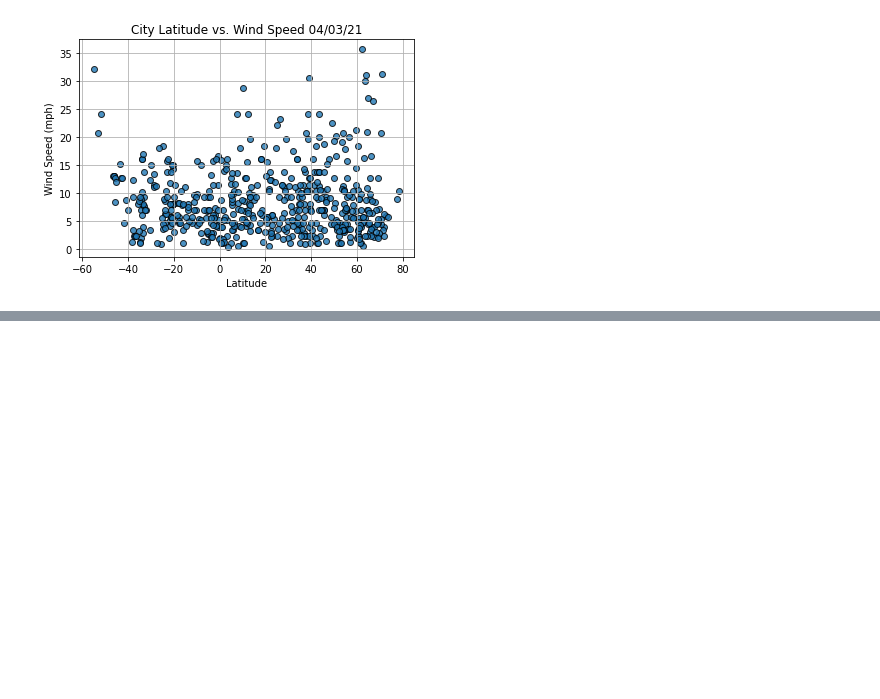
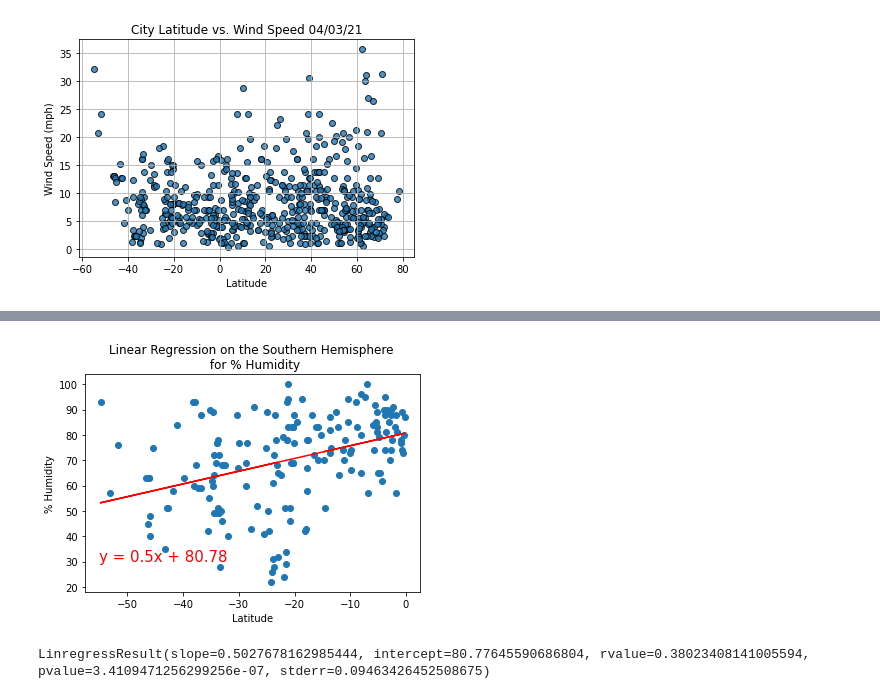
Before and after one commit to NoraYounes/World_Weather_Analysis, a Jupyter notebook: WeatherPy.ipynb, the cells around one changed output, grey strips where cells are left out. Saved outputs shown, nothing was run; the diff lists cells and outputs as text; code cells hidden in the pictures; blank space fills up the shorter version.

```diff
--- a/WeatherPy.ipynb
+++ b/WeatherPy.ipynb
@@ -268,0 +353,14 @@ plt.show()
+# %%
+# Humidity
+# Linear regression on the Southern Hemisphere
+x_values = southern_hemi_df["Lat"]
+y_values = southern_hemi_df["Humidity"]
+# Call the function.
+plot_linear_regression(x_values, y_values,
+                       'Linear Regression on the Southern Hemisphere \n for % Humidity', '% Humidity',(-55,30))
+
+#Check the r-values
+linregress(x_values,y_values)
+# %% [output]
+[figure, added]
+LinregressResult(slope=0.5027678162985444, intercept=80.77645590686804, rvalue=0.38023408141005594, pvalue=3.4109471256299256e-07, stderr=0.09463426452508675)
```
Also changed, not shown: parts of 9 cells of this notebook.
